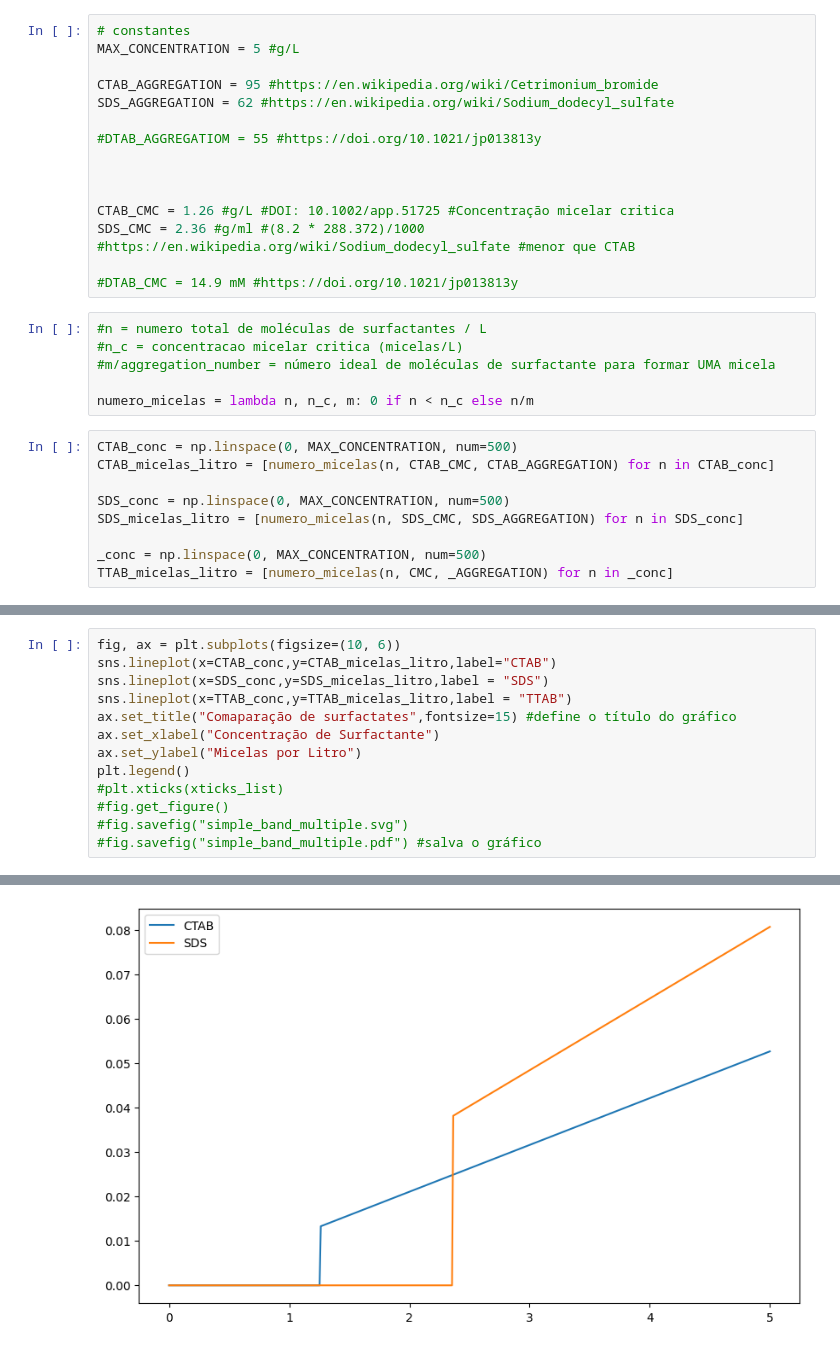
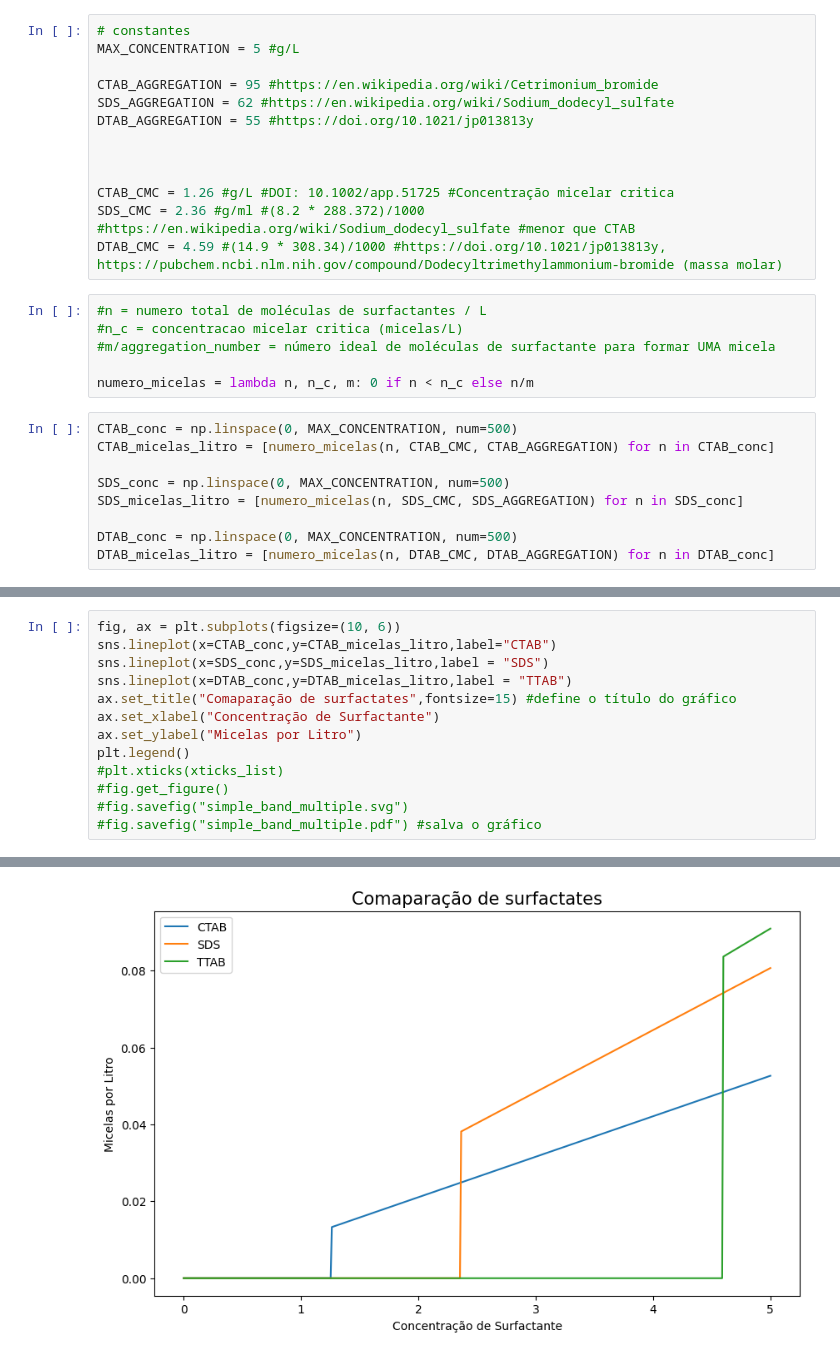
Before and after one commit to Gbeneti/surfactantes_materia_mole, a Jupyter notebook: micelas.ipynb, the cells around one changed output, grey strips where cells are left out. Cells and saved outputs as stored; diff of their text form.

Commit message:
added DTAB

```diff
--- a/micelas.ipynb
+++ b/micelas.ipynb
@@ -8,15 +8,13 @@ MAX_CONCENTRATION = 5 #g/L
 
 CTAB_AGGREGATION = 95 #https://en.wikipedia.org/wiki/Cetrimonium_bromide
 SDS_AGGREGATION = 62 #https://en.wikipedia.org/wiki/Sodium_dodecyl_sulfate
-
-#DTAB_AGGREGATIOM = 55 #https://doi.org/10.1021/jp013813y
+DTAB_AGGREGATION = 55 #https://doi.org/10.1021/jp013813y
 
 
 
 CTAB_CMC = 1.26 #g/L #DOI: 10.1002/app.51725 #Concentração micelar critica
 SDS_CMC = 2.36 #g/ml #(8.2 * 288.372)/1000 #https://en.wikipedia.org/wiki/Sodium_dodecyl_sulfate #menor que CTAB
-
-#DTAB_CMC = 14.9 mM #https://doi.org/10.1021/jp013813y
+DTAB_CMC = 4.59 #(14.9 * 308.34)/1000 #https://doi.org/10.1021/jp013813y, https://pubchem.ncbi.nlm.nih.gov/compound/Dodecyltrimethylammonium-bromide (massa molar)
 # %%
 #n = numero total de moléculas de surfactantes / L
 #n_c = concentracao micelar critica (micelas/L)
@@ -30,5 +28,5 @@ CTAB_micelas_litro = [numero_micelas(n, CTAB_CMC, CTAB_AGGREGATION) for n in CTA
 SDS_conc = np.linspace(0, MAX_CONCENTRATION, num=500)
 SDS_micelas_litro = [numero_micelas(n, SDS_CMC, SDS_AGGREGATION) for n in SDS_conc]
 
-_conc = np.linspace(0, MAX_CONCENTRATION, num=500)
-TTAB_micelas_litro = [numero_micelas(n, CMC, _AGGREGATION) for n in _conc]
+DTAB_conc = np.linspace(0, MAX_CONCENTRATION, num=500)
+DTAB_micelas_litro = [numero_micelas(n, DTAB_CMC, DTAB_AGGREGATION) for n in DTAB_conc]
@@ -38,7 +34,7 @@ NameError: name 'CMC' is not defined
 fig, ax = plt.subplots(figsize=(10, 6))
 sns.lineplot(x=CTAB_conc,y=CTAB_micelas_litro,label="CTAB")
 sns.lineplot(x=SDS_conc,y=SDS_micelas_litro,label = "SDS")
-sns.lineplot(x=TTAB_conc,y=TTAB_micelas_litro,label = "TTAB")
+sns.lineplot(x=DTAB_conc,y=DTAB_micelas_litro,label = "TTAB")
 ax.set_title("Comaparação de surfactates",fontsize=15) #define o título do gráfico
 ax.set_xlabel("Concentração de Surfactante")
 ax.set_ylabel("Micelas por Litro")
@@ -52 +48 @@ NameError: name 'TTAB_micelas_litro' is not defined
-[figure, old version]
+[figure, new version]
```
Also changed, not shown: parts of 2 cells of this notebook.
